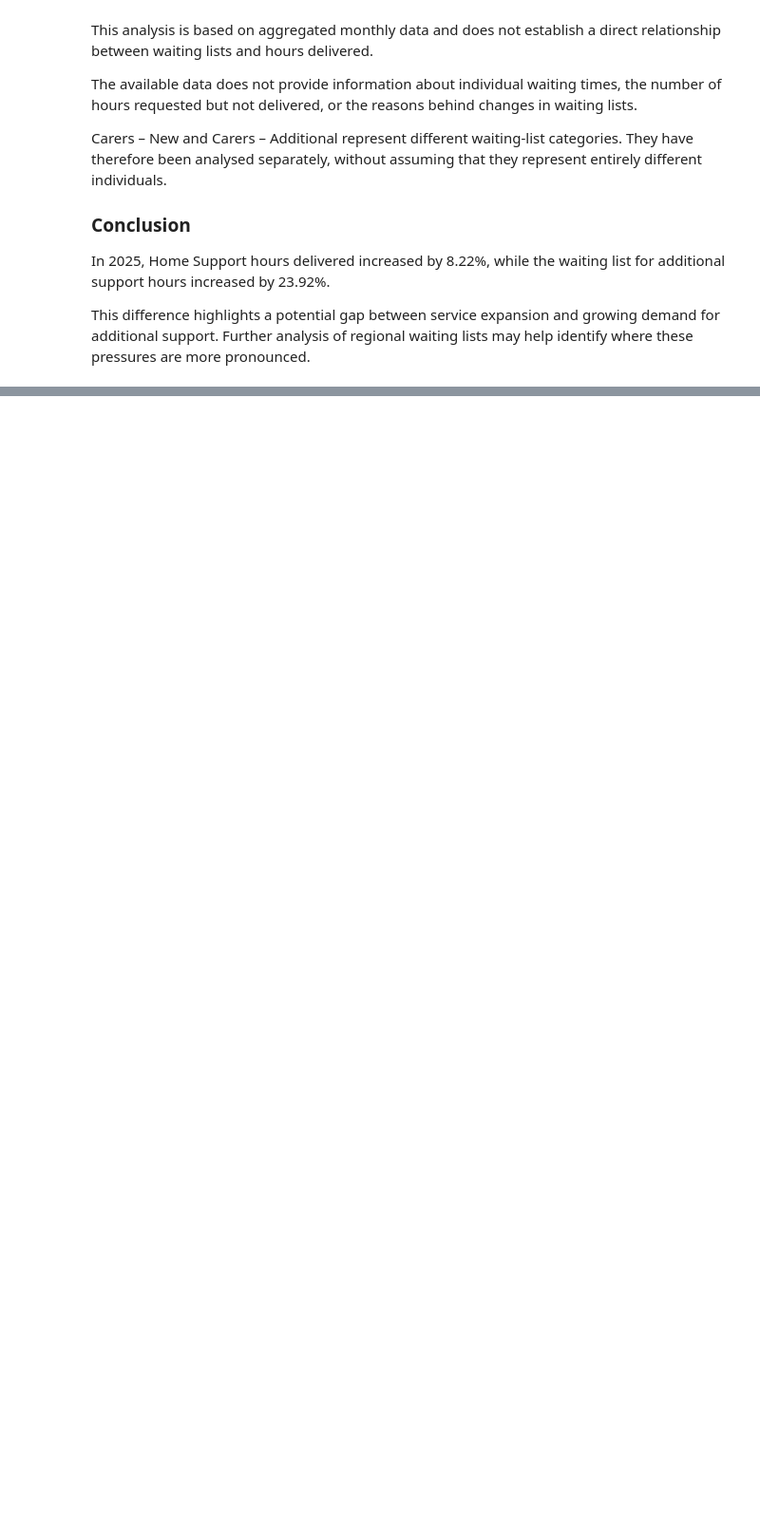
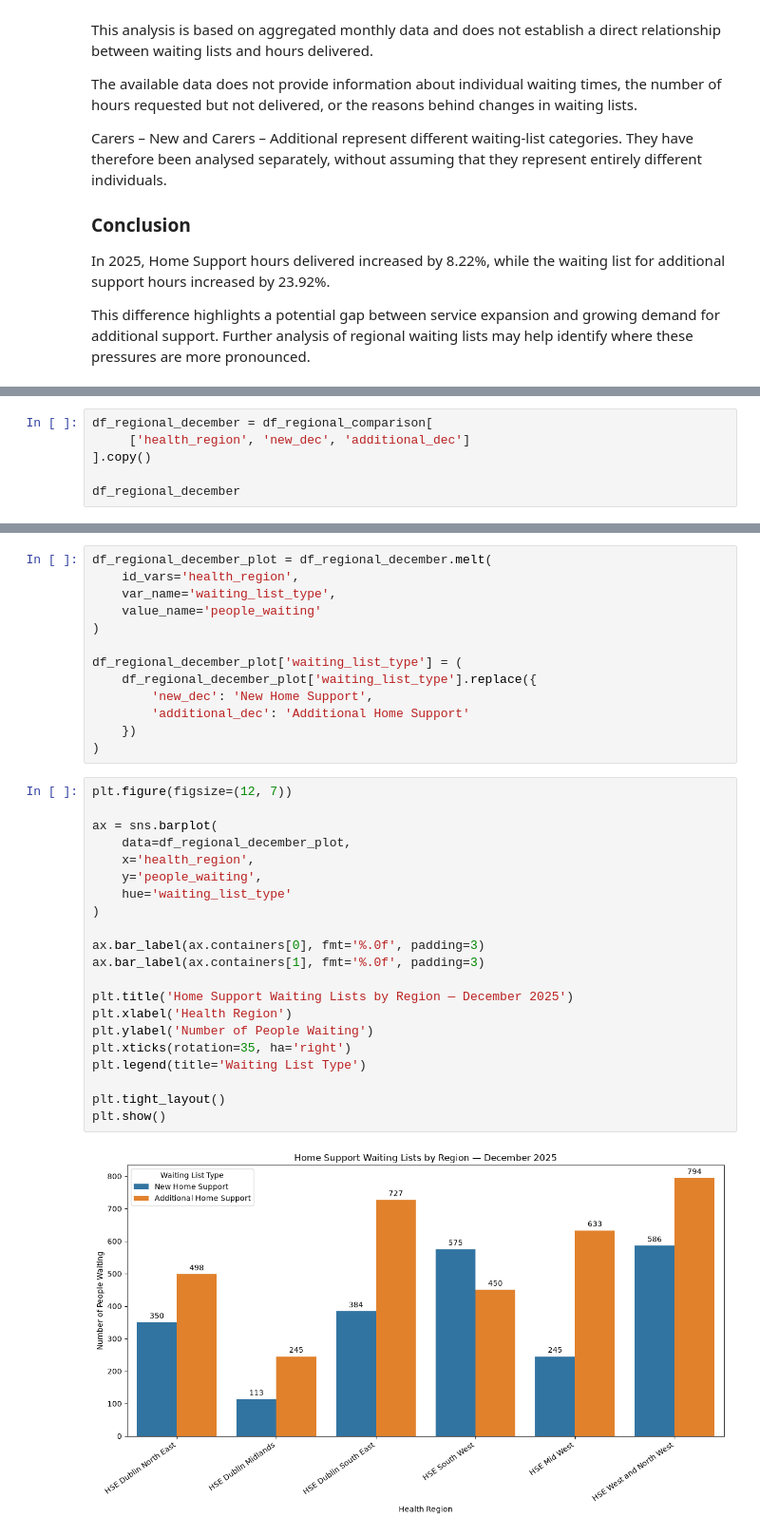
Before and after one commit to thaisCrtn/healthcare-operations-intelligence-ireland, a Jupyter notebook: notebooks/02_home_care_operations.ipynb, the cells around one changed output, grey strips where cells are left out. Shown at 95% size. Saved outputs shown, nothing was run; the diff lists cells and outputs as text; blank space fills up the shorter version.

```diff
--- a/notebooks/02_home_care_operations.ipynb
+++ b/notebooks/02_home_care_operations.ipynb
@@ -1148,0 +1449,6 @@ This difference highlights a potential gap between service expansion and growing
+# %%
+df_regional_december = df_regional_comparison[
+     ['health_region', 'new_dec', 'additional_dec']
+].copy()
+
+df_regional_december
@@ -1148,0 +1463,36 @@ This difference highlights a potential gap between service expansion and growing
+# %%
+df_regional_december_plot = df_regional_december.melt(
+    id_vars='health_region',
+    var_name='waiting_list_type',
+    value_name='people_waiting'
+)
+
+df_regional_december_plot['waiting_list_type'] = (
+    df_regional_december_plot['waiting_list_type'].replace({
+        'new_dec': 'New Home Support',
+        'additional_dec': 'Additional Home Support'
+    })
+)
+# %%
+plt.figure(figsize=(12, 7))
+
+ax = sns.barplot(
+    data=df_regional_december_plot,
+    x='health_region',
+    y='people_waiting',
+    hue='waiting_list_type'
+)
+
+ax.bar_label(ax.containers[0], fmt='%.0f', padding=3)
+ax.bar_label(ax.containers[1], fmt='%.0f', padding=3)
+
+plt.title('Home Support Waiting Lists by Region — December 2025')
+plt.xlabel('Health Region')
+plt.ylabel('Number of People Waiting')
+plt.xticks(rotation=35, ha='right')
+plt.legend(title='Waiting List Type')
+
+plt.tight_layout()
+plt.show()
+# %% [output]
+[figure, added]
```
Also changed, not shown: parts of 22 cells of this notebook, 1 other file.
